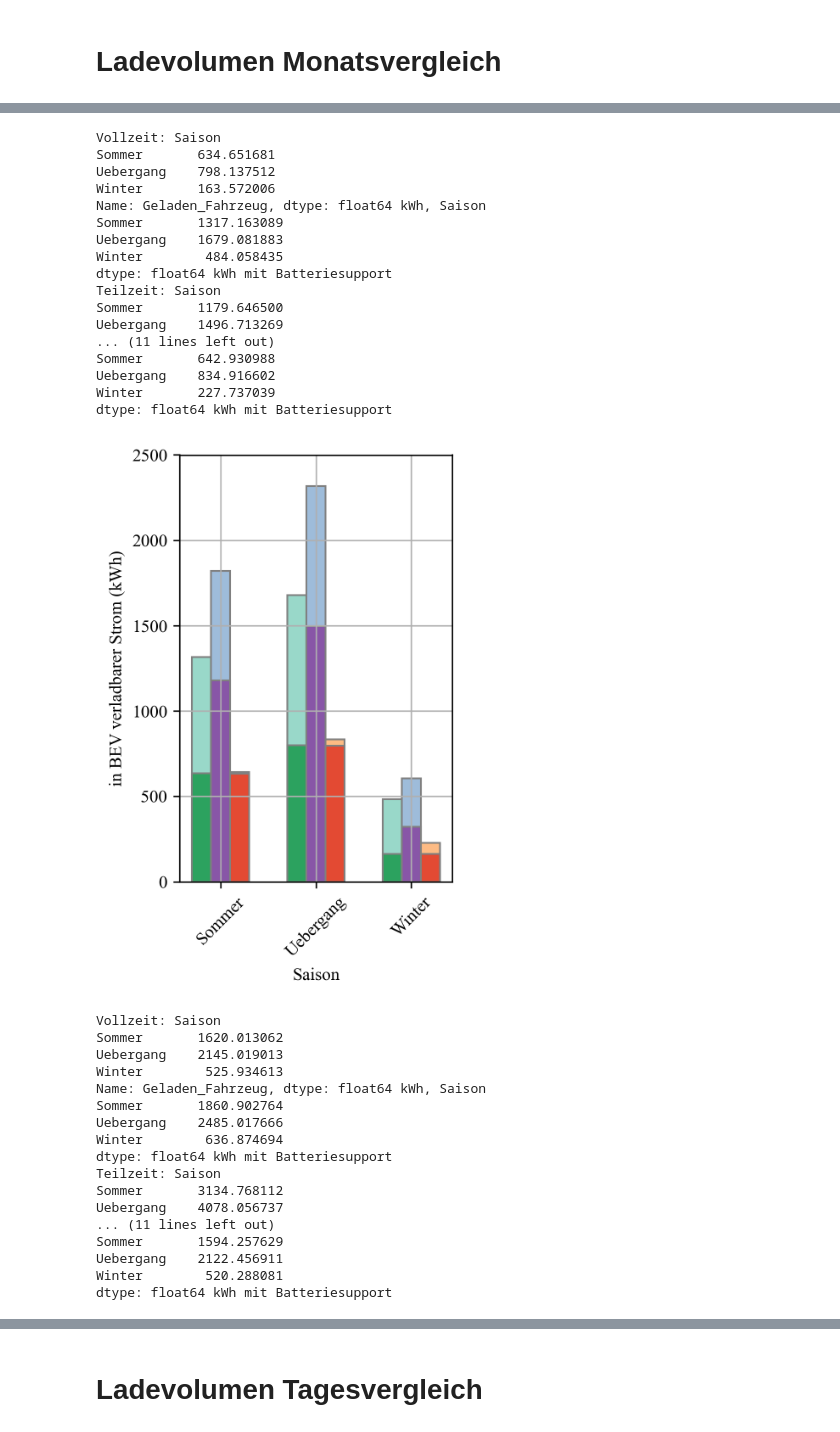
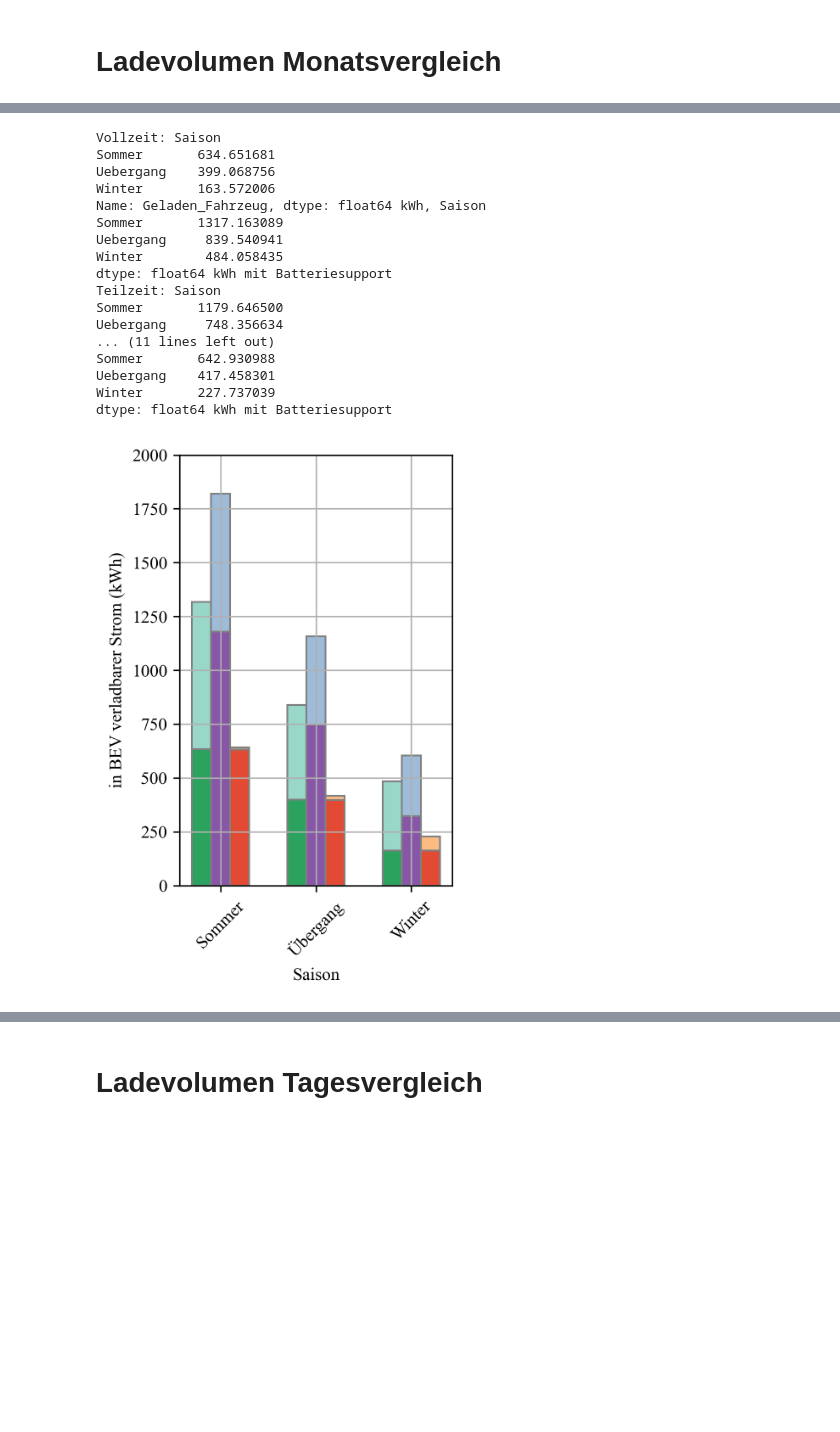
Before and after one commit to groemi/pv_bev_charging_calculation, a Jupyter notebook: Smart_Grids.ipynb, the cells around one changed output, grey strips where cells are left out. Saved outputs shown, nothing was run; the diff lists cells and outputs as text; code cells hidden in the pictures; blank space fills up the shorter version.

```diff
--- a/Smart_Grids.ipynb
+++ b/Smart_Grids.ipynb
@@ -748,17 +749,23 @@ def plot_saison_charge(df_dict_vollzeit, df_dict_vollzeit_bat , df_dict_teilzeit
     # ----
     # Monatliche Summen berechnen
     geladen_voll = df_voll.groupby(['Saison'])['Geladen_Fahrzeug'].sum() / 1000  # Umrechnung von Wh in kWh
+    geladen_voll['Uebergang'] *= 0.5
     geladen_voll_mit_batterie = df_voll_battery.groupby(['Saison'])['Geladen_Fahrzeug'].sum() / 1000 + df_voll_battery.groupby(['Saison'])['Geladen_Fahrzeug_Batterie'].sum() / 1000  # Umrechnung von Wh in kWh
+    geladen_voll_mit_batterie['Uebergang'] *= 0.5
     print("Vollzeit: "+str(geladen_voll)+" kWh, "+str(geladen_voll_mit_batterie)+" kWh mit Batteriesupport")
 
     # Monatliche Summen berechnen
     geladen_teil = df_teil.groupby(['Saison'])['Geladen_Fahrzeug'].sum() / 1000  # Umrechnung von Wh in kWh
+    geladen_teil['Uebergang'] *= 0.5
     geladen_teil_mit_batterie = df_teil_battery.groupby(['Saison'])['Geladen_Fahrzeug'].sum() / 1000 + df_teil_battery.groupby(['Saison'])['Geladen_Fahrzeug_Batterie'].sum() / 1000  # Umrechnung von Wh in kWh
+    geladen_teil_mit_batterie['Uebergang'] *= 0.5
     print("Teilzeit: "+str(geladen_teil)+" kWh, "+str(geladen_teil_mit_batterie)+" kWh mit Batteriesupport")
 
     # Monatliche Summen berechnen
     geladen_woch = df_woch.groupby(['Saison'])['Geladen_Fahrzeug'].sum() / 1000  # Umrechnung von Wh in kWh
+    geladen_woch['Uebergang'] *= 0.5
     geladen_woch_mit_batterie = df_woch_battery.groupby(['Saison'])['Geladen_Fahrzeug'].sum() / 1000 + df_woch_battery.groupby(['Saison'])['Geladen_Fahrzeug_Batterie'].sum() / 1000  # Umrechnung von Wh in kWh
+    geladen_woch_mit_batterie['Uebergang'] *= 0.5
     print("Wochenendpendler: "+str(geladen_woch)+" kWh, "+str(geladen_woch_mit_batterie)+" kWh mit Batteriesupport")
 
 
@@ -786,12 +793,12 @@ def plot_saison_charge(df_dict_vollzeit, df_dict_vollzeit_bat , df_dict_teilzeit
     plt.bar(r4, geladen_woch_mit_batterie, color='#fdbb84', width=bar_width, edgecolor='grey', label='Wochenendpendler: in BEV ladbar mit Hausbatterie')
     plt.bar(r4, geladen_woch, color='#e34a33', width=bar_width, edgecolor='grey', label='Wochenendpendler: in BEV ladbar ohne Hausbatterie')
 
-    labels = ['Sommer','Uebergang','Winter']
+    labels = ['Sommer','Übergang','Winter']
 
     # Plot erstellen
     # plt.title(title)
     # plt.legend(loc='upper center', bbox_to_anchor=(0.5, 1.05))
-    plt.ylim(0, 2500)
+    plt.ylim(0, 2000)
     plt.xlabel('Saison')
     plt.ylabel('in BEV verladbarer Strom (kWh)')
     plt.xticks([r + 0.4  for r in range(len(labels))], labels, rotation=45)
@@ -801,8 +808,6 @@ def plot_saison_charge(df_dict_vollzeit, df_dict_vollzeit_bat , df_dict_teilzeit
 
 plot_saison_charge(df_dict_vollzeit, df_dict_vollzeit_bat, df_dict_teilzeit, df_dict_teilzeit_bat, df_dict_wochenend, df_dict_wochenend_bat, 'pv10000_bat10000', "Monatsvergleich Ladeprofile 10kw 10kWh")
 plot_saison_charge(df_dict_vollzeit, df_dict_vollzeit_bat, df_dict_teilzeit, df_dict_teilzeit_bat, df_dict_wochenend, df_dict_wochenend_bat, 'pv10000_bat20000', "Monatsvergleich Ladeprofile 10kw 20kWh")
-plot_saison_charge(df_dict_vollzeit, df_dict_vollzeit_bat, df_dict_teilzeit, df_dict_teilzeit_bat, df_dict_wochenend, df_dict_wochenend_bat, 'pv20000_bat10000', "Monatsvergleich Ladeprofile 20kw 10kWh")
-plot_saison_charge(df_dict_vollzeit, df_dict_vollzeit_bat, df_dict_teilzeit, df_dict_teilzeit_bat, df_dict_wochenend, df_dict_wochenend_bat, 'pv20000_bat20000', "Monatsvergleich Ladeprofile 20kw 20kWh")
 # %% [output]
 Vollzeit: Saison
 Sommer       632.286875
@@ -825,35 +830,18 @@ dtype: float64 kWh mit Batteriesupport
 Vollzeit: Saison
 Sommer       634.651681
-Uebergang    798.137512
+Uebergang    399.068756
 Winter       163.572006
 Name: Geladen_Fahrzeug, dtype: float64 kWh, Saison
 Sommer       1317.163089
-Uebergang    1679.081883
+Uebergang     839.540941
 Winter        484.058435
 dtype: float64 kWh mit Batteriesupport
 Teilzeit: Saison
 Sommer       1179.646500
-Uebergang    1496.713269
+Uebergang     748.356634
 ... (11 lines left out)
 Sommer       642.930988
-Uebergang    834.916602
+Uebergang    417.458301
 Winter       227.737039
 dtype: float64 kWh mit Batteriesupport
-[figure, old version]
+[figure, new version]
-Vollzeit: Saison
-Sommer       1620.013062
-Uebergang    2145.019013
-Winter        525.934613
-Name: Geladen_Fahrzeug, dtype: float64 kWh, Saison
-Sommer       1860.902764
-Uebergang    2485.017666
-Winter        636.874694
-dtype: float64 kWh mit Batteriesupport
-Teilzeit: Saison
-Sommer       3134.768112
-Uebergang    4078.056737
-... (11 lines left out)
-Sommer       1594.257629
-Uebergang    2122.456911
-Winter        520.288081
-dtype: float64 kWh mit Batteriesupport
```
Also changed, not shown: parts of 5 cells of this notebook.
